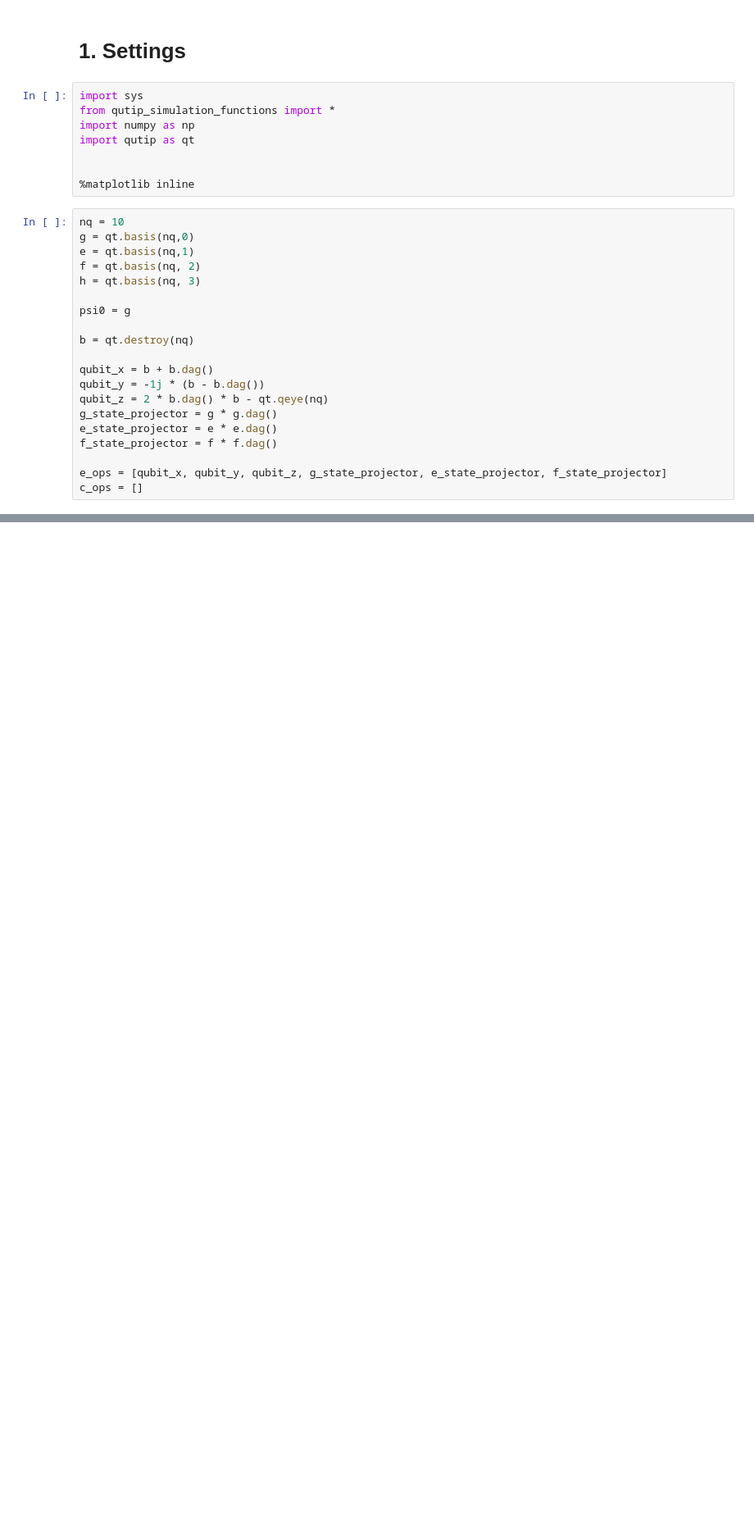
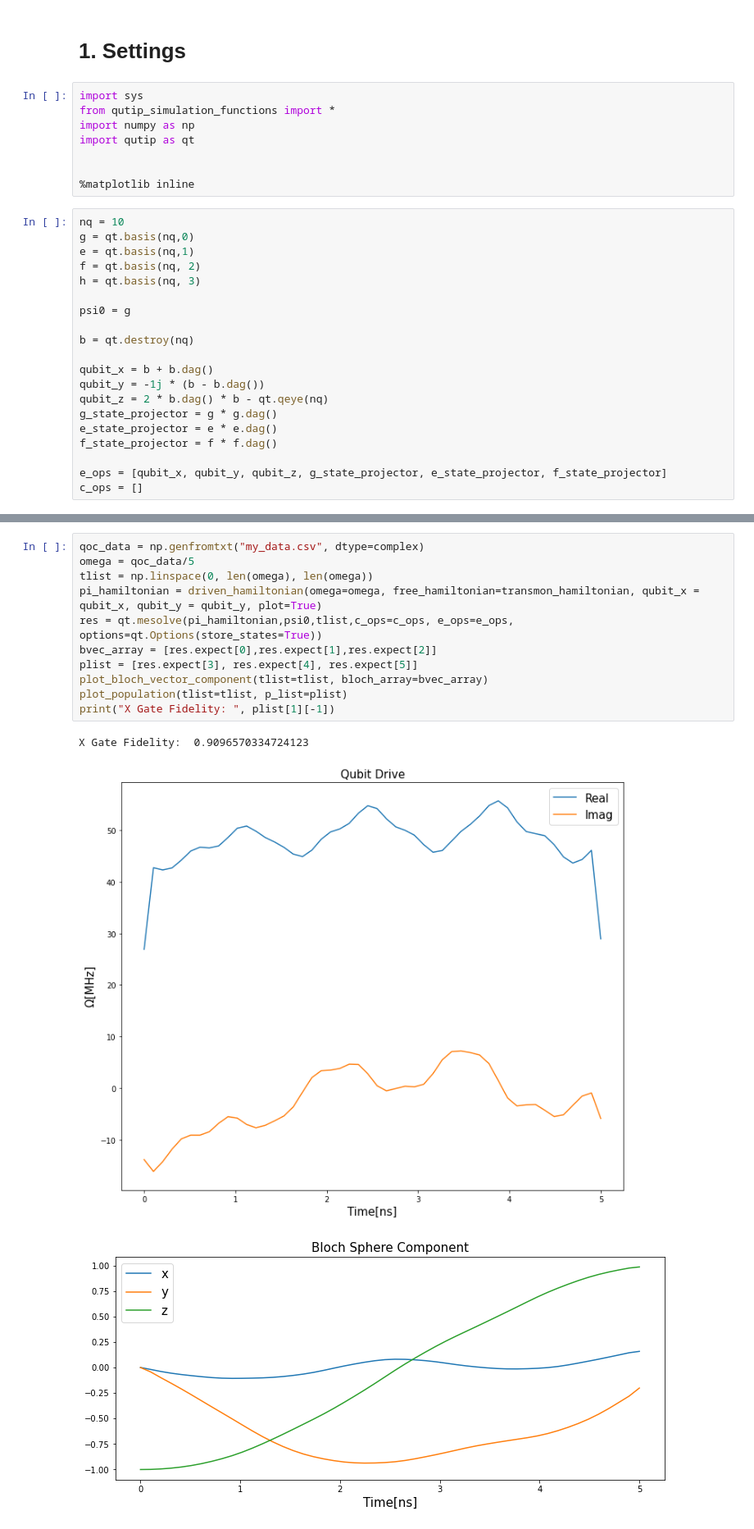
Before and after one commit to gkim23/kseamentoring, a Jupyter notebook: ksea_mentoring_9.ipynb, the cells around one changed output, grey strips where cells are left out. Shown: that part at 82% size. Drawn from its saved outputs; the diff is of its cells as text; blank space fills up the shorter version.

```diff
--- a/ksea_mentoring_9.ipynb
+++ b/ksea_mentoring_9.ipynb
@@ -169,0 +170,15 @@ X Gate Fidelity:  0.3664255612332834
+# %%
+qoc_data = np.genfromtxt("my_data.csv", dtype=complex)
+omega = qoc_data/5
+tlist = np.linspace(0, len(omega), len(omega))
+pi_hamiltonian = driven_hamiltonian(omega=omega, free_hamiltonian=transmon_hamiltonian, qubit_x = qubit_x, qubit_y = qubit_y, plot=True)
+res = qt.mesolve(pi_hamiltonian,psi0,tlist,c_ops=c_ops, e_ops=e_ops, options=qt.Options(store_states=True))
+bvec_array = [res.expect[0],res.expect[1],res.expect[2]]
+plist = [res.expect[3], res.expect[4], res.expect[5]]
+plot_bloch_vector_component(tlist=tlist, bloch_array=bvec_array)
+plot_population(tlist=tlist, p_list=plist)
+print("X Gate Fidelity: ", plist[1][-1])
+# %% [output]
+X Gate Fidelity:  0.9096570334724123
+[figure, added]
+[figure, added]
```
Also changed, not shown: parts of 8 cells of this notebook, 1 other file.
